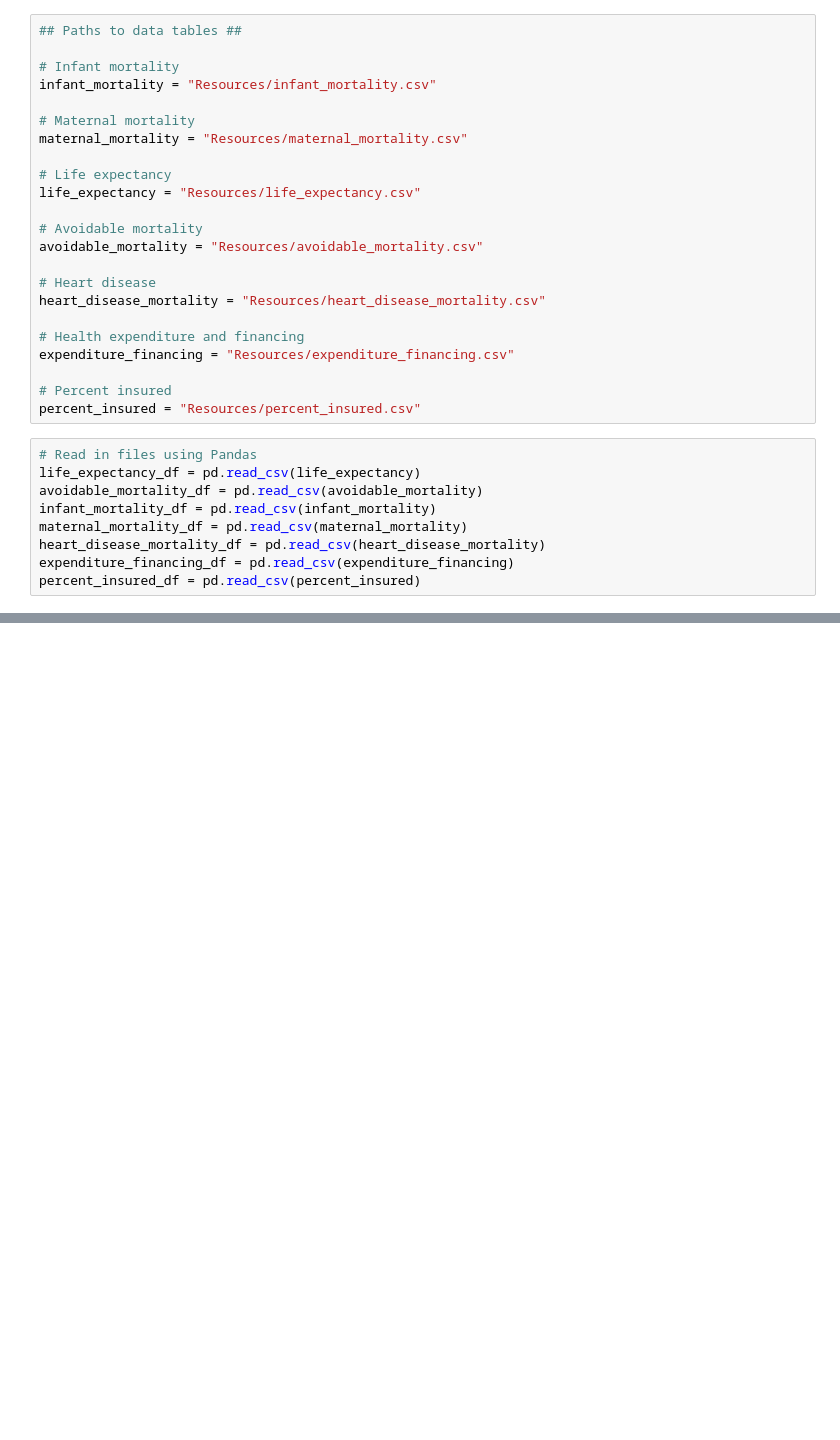
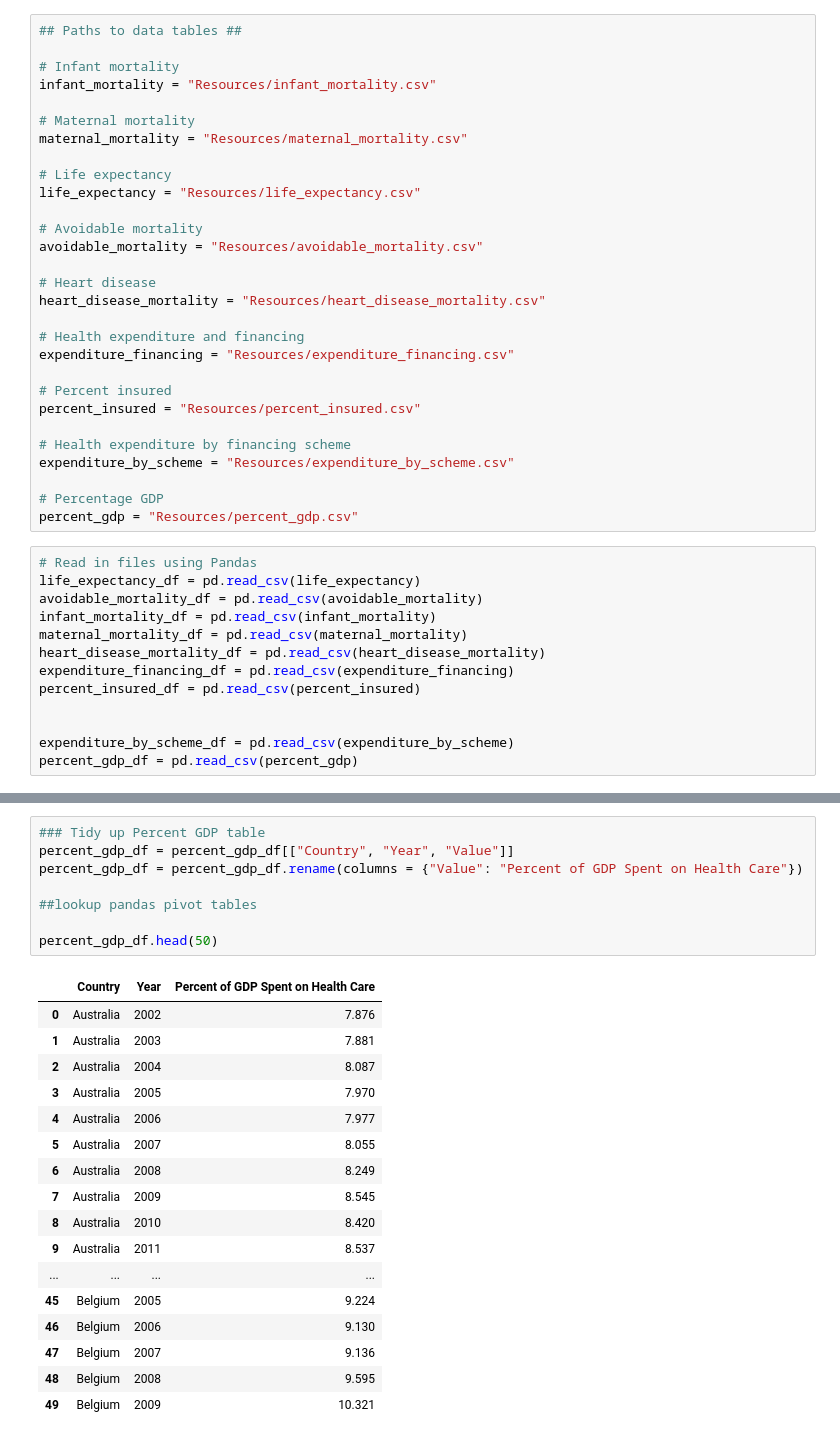
Before and after one commit to doakesbacon/Project1, a Jupyter notebook: merged_data.ipynb, the cells around one changed output, grey strips where cells are left out. Drawn from its saved outputs; the diff is of its cells as text; blank space fills up the shorter version.

```diff
--- a/merged_data.ipynb
+++ b/merged_data.ipynb
@@ -24,6 +25,12 @@ expenditure_financing = "Resources/expenditure_financing.csv"
 
 # Percent insured
 percent_insured = "Resources/percent_insured.csv"
+
+# Health expenditure by financing scheme
+expenditure_by_scheme = "Resources/expenditure_by_scheme.csv"
+
+# Percentage GDP
+percent_gdp = "Resources/percent_gdp.csv"
 # %%
 # Read in files using Pandas
 life_expectancy_df = pd.read_csv(life_expectancy)
@@ -33,6 +40,10 @@ maternal_mortality_df = pd.read_csv(maternal_mortality)
 heart_disease_mortality_df = pd.read_csv(heart_disease_mortality)
 expenditure_financing_df = pd.read_csv(expenditure_financing)
 percent_insured_df = pd.read_csv(percent_insured)
+
+
+expenditure_by_scheme_df = pd.read_csv(expenditure_by_scheme)
+percent_gdp_df = pd.read_csv(percent_gdp)
 # %%
 #### Reorganize and rename each data set's columns for purpose of merge and readability ###
 
@@ -99,0 +109,26 @@ health_spending.head(20)
+# %%
+### Tidy up Percent GDP table
+percent_gdp_df = percent_gdp_df[["Country", "Year", "Value"]]
+percent_gdp_df = percent_gdp_df.rename(columns = {"Value": "Percent of GDP Spent on Health Care"})
+
+##lookup pandas pivot tables
+
+percent_gdp_df.head(50)
+# %% [output]
+|  | Country | Year | Percent of GDP Spent on Health Care |
+| 0 | Australia | 2002 | 7.876 |
+| 1 | Australia | 2003 | 7.881 |
+| 2 | Australia | 2004 | 8.087 |
+| 3 | Australia | 2005 | 7.970 |
+| 4 | Australia | 2006 | 7.977 |
+| 5 | Australia | 2007 | 8.055 |
+| 6 | Australia | 2008 | 8.249 |
+| 7 | Australia | 2009 | 8.545 |
+| 8 | Australia | 2010 | 8.420 |
+| 9 | Australia | 2011 | 8.537 |
+| ... | ... | ... | ... |
+| 45 | Belgium | 2005 | 9.224 |
+| 46 | Belgium | 2006 | 9.130 |
+| 47 | Belgium | 2007 | 9.136 |
+| 48 | Belgium | 2008 | 9.595 |
+| 49 | Belgium | 2009 | 10.321 |
```
Also changed, not shown: parts of 4 cells of this notebook, 3 other files.
